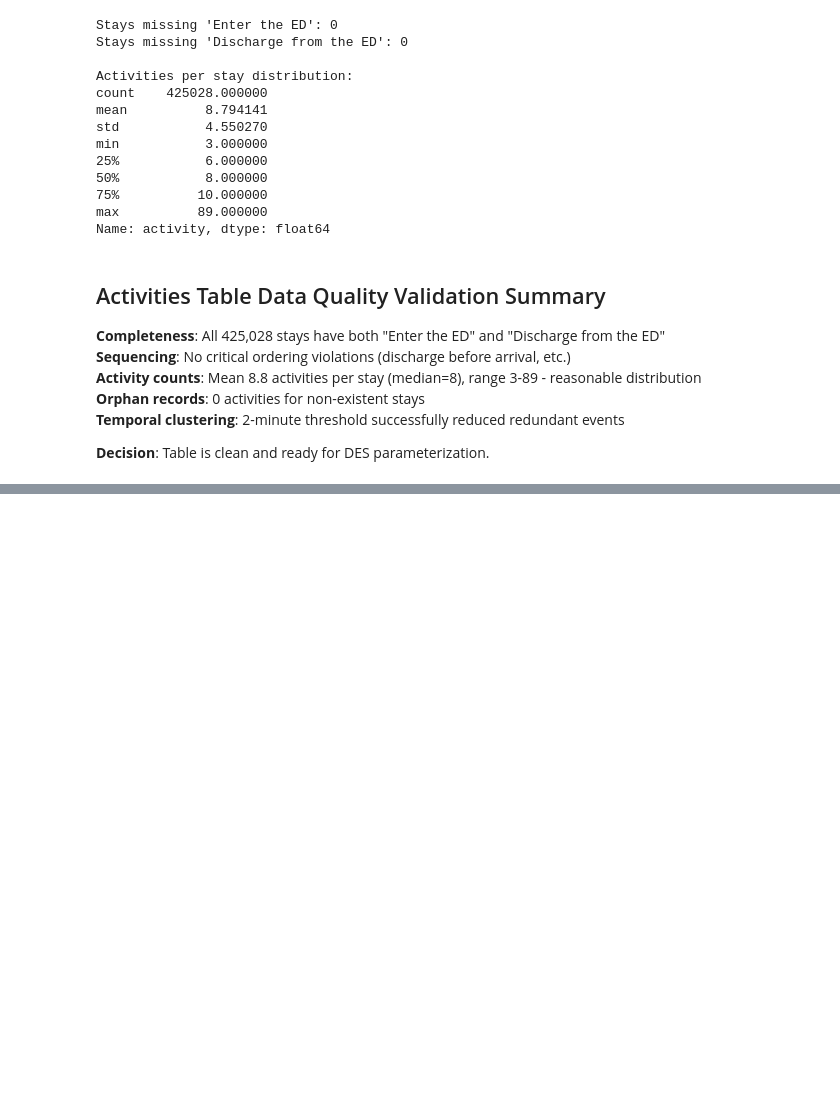
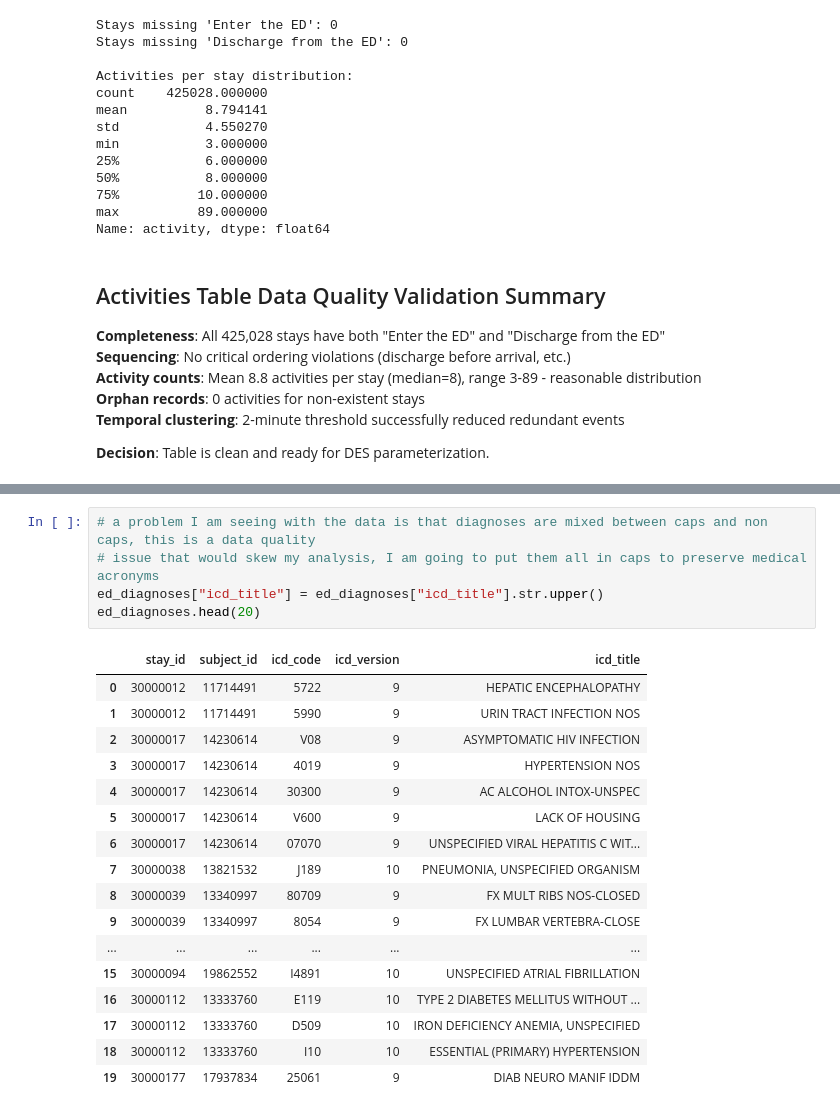
Before and after one commit to kayannet/SimHospital, a Jupyter notebook: notebooks/03_build_sim_input_tables.ipynb, the cells around one changed output, grey strips where cells are left out. Drawn from its saved outputs; the diff is of its cells as text; blank space fills up the shorter version.

```diff
--- a/notebooks/03_build_sim_input_tables.ipynb
+++ b/notebooks/03_build_sim_input_tables.ipynb
@@ -715,0 +777,23 @@ ed_activities.head(25)
+# %%
+# a problem I am seeing with the data is that diagnoses are mixed between caps and non caps, this is a data quality
+# issue that would skew my analysis, I am going to put them all in caps to preserve medical acronyms
+ed_diagnoses["icd_title"] = ed_diagnoses["icd_title"].str.upper()
+ed_diagnoses.head(20)
+# %% [output]
+|  | stay_id | subject_id | icd_code | icd_version | icd_title |
+| 0 | 30000012 | 11714491 | 5722 | 9 | HEPATIC ENCEPHALOPATHY |
+| 1 | 30000012 | 11714491 | 5990 | 9 | URIN TRACT INFECTION NOS |
+| 2 | 30000017 | 14230614 | V08 | 9 | ASYMPTOMATIC HIV INFECTION |
+| 3 | 30000017 | 14230614 | 4019 | 9 | HYPERTENSION NOS |
+| 4 | 30000017 | 14230614 | 30300 | 9 | AC ALCOHOL INTOX-UNSPEC |
+| 5 | 30000017 | 14230614 | V600 | 9 | LACK OF HOUSING |
+| 6 | 30000017 | 14230614 | 07070 | 9 | UNSPECIFIED VIRAL HEPATITIS C WIT... |
+| 7 | 30000038 | 13821532 | J189 | 10 | PNEUMONIA, UNSPECIFIED ORGANISM |
+| 8 | 30000039 | 13340997 | 80709 | 9 | FX MULT RIBS NOS-CLOSED |
+| 9 | 30000039 | 13340997 | 8054 | 9 | FX LUMBAR VERTEBRA-CLOSE |
+| ... | ... | ... | ... | ... | ... |
+| 15 | 30000094 | 19862552 | I4891 | 10 | UNSPECIFIED ATRIAL FIBRILLATION |
+| 16 | 30000112 | 13333760 | E119 | 10 | TYPE 2 DIABETES MELLITUS WITHOUT ... |
+| 17 | 30000112 | 13333760 | D509 | 10 | IRON DEFICIENCY ANEMIA, UNSPECIFIED |
+| 18 | 30000112 | 13333760 | I10 | 10 | ESSENTIAL (PRIMARY) HYPERTENSION |
+| 19 | 30000177 | 17937834 | 25061 | 9 | DIAB NEURO MANIF IDDM |
```
Also changed, not shown: parts of 28 cells of this notebook.
